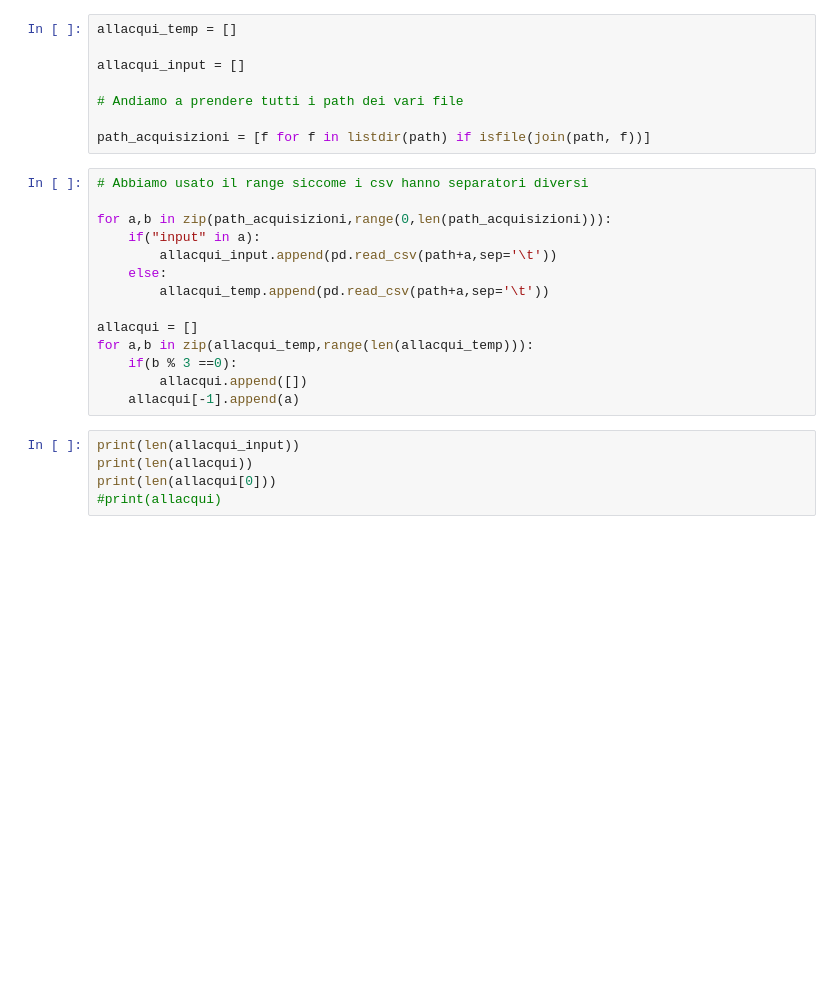
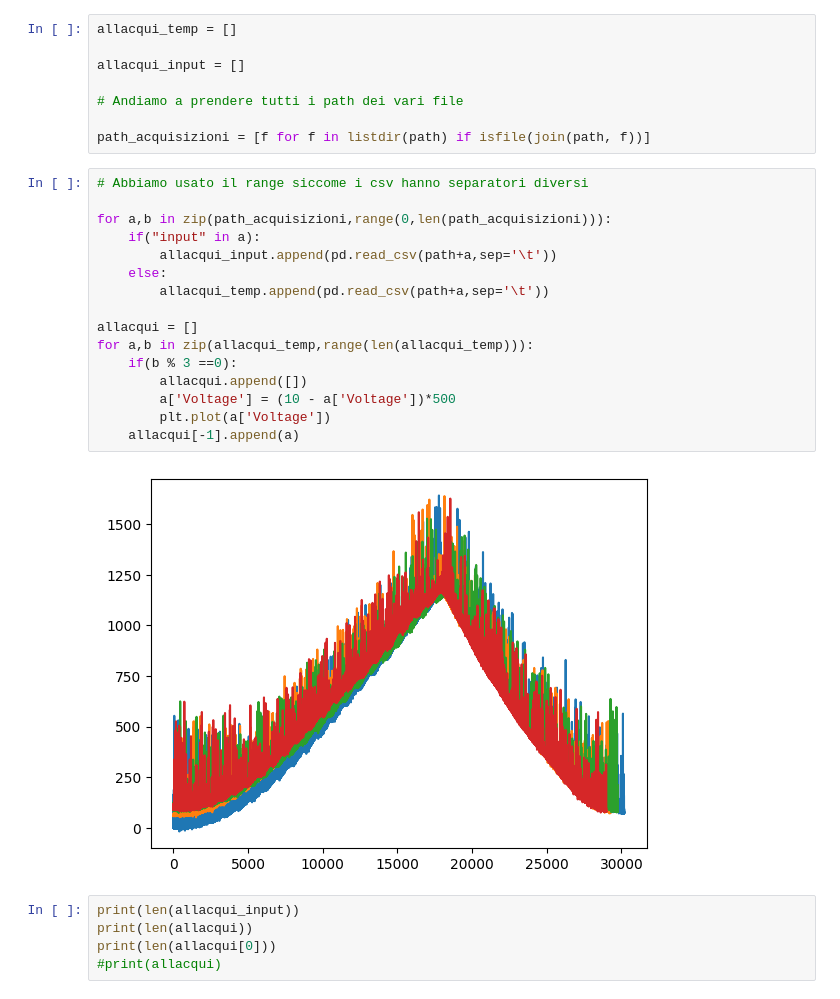
Before and after one commit to Simone-Scalella/Manutenzione_preventiva, a Jupyter notebook: analisi.ipynb, the cells around one changed output. Drawn from its saved outputs; the diff is of its cells as text; blank space fills up the shorter version.

```diff
--- a/analisi.ipynb
+++ b/analisi.ipynb
@@ -24,17 +24,21 @@ path_acquisizioni = [f for f in listdir(path) if isfile(join(path, f))]
 # %%
 # Abbiamo usato il range siccome i csv hanno separatori diversi
 
 for a,b in zip(path_acquisizioni,range(0,len(path_acquisizioni))):
     if("input" in a):
         allacqui_input.append(pd.read_csv(path+a,sep='\t'))
     else:
         allacqui_temp.append(pd.read_csv(path+a,sep='\t'))
 
 allacqui = []
 for a,b in zip(allacqui_temp,range(len(allacqui_temp))):
     if(b % 3 ==0):
         allacqui.append([])
+        a['Voltage'] = (10 - a['Voltage'])*500
+        plt.plot(a['Voltage'])
     allacqui[-1].append(a)
+# %% [output]
+[figure, added]
 # %%
 print(len(allacqui_input))
 print(len(allacqui))
```
Also changed, not shown: parts of 5 cells of this notebook.
